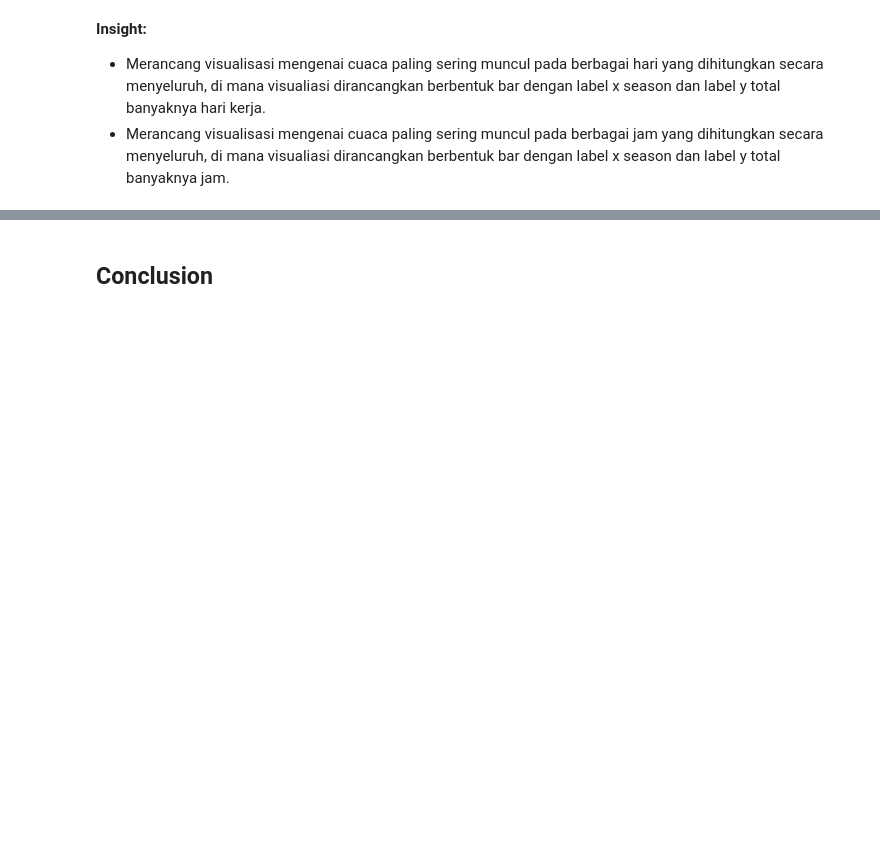
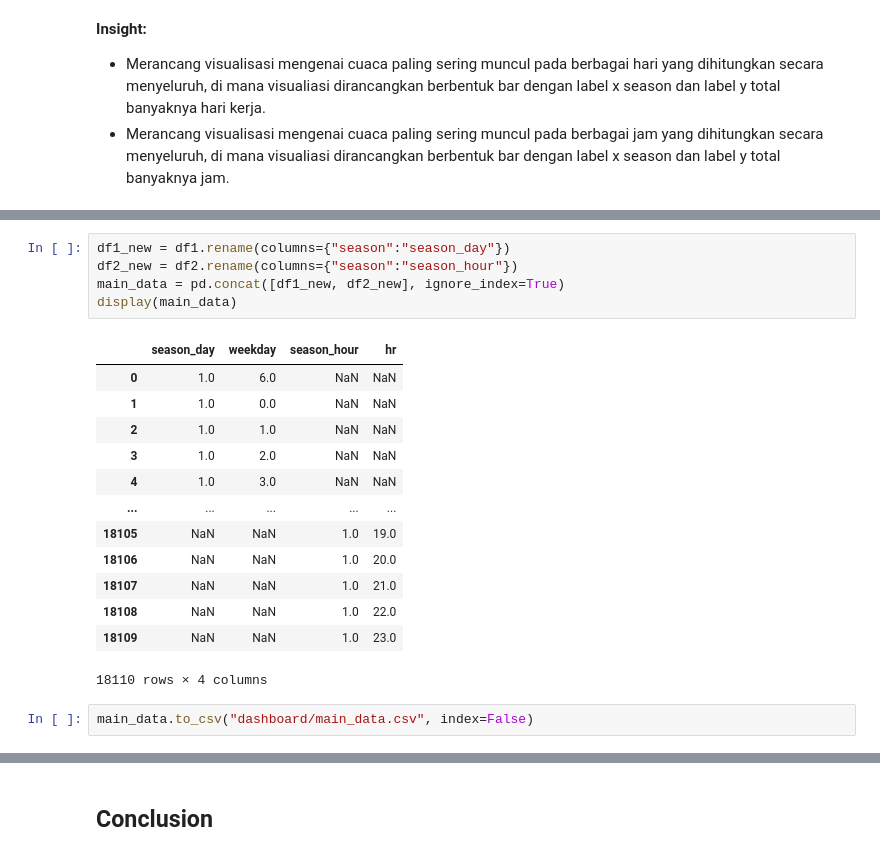
Before and after one commit to ValentioStanley/Data-Analysis-with-Python, a Jupyter notebook: notebook.ipynb, the cells around one changed output, grey strips where cells are left out. Cells and saved outputs as stored; diff of their text form; blank space fills up the shorter version.

```diff
--- a/notebook.ipynb
+++ b/notebook.ipynb
@@ -452,0 +466,21 @@ df2.to_csv("df_hour.csv", index=False)
+# %%
+df1_new = df1.rename(columns={"season":"season_day"})
+df2_new = df2.rename(columns={"season":"season_hour"})
+main_data = pd.concat([df1_new, df2_new], ignore_index=True)
+display(main_data)
+# %% [output]
+|  | season_day | weekday | season_hour | hr |
+| 0 | 1.0 | 6.0 | NaN | NaN |
+| 1 | 1.0 | 0.0 | NaN | NaN |
+| 2 | 1.0 | 1.0 | NaN | NaN |
+| 3 | 1.0 | 2.0 | NaN | NaN |
+| 4 | 1.0 | 3.0 | NaN | NaN |
+| ... | ... | ... | ... | ... |
+| 18105 | NaN | NaN | 1.0 | 19.0 |
+| 18106 | NaN | NaN | 1.0 | 20.0 |
+| 18107 | NaN | NaN | 1.0 | 21.0 |
+| 18108 | NaN | NaN | 1.0 | 22.0 |
+| 18109 | NaN | NaN | 1.0 | 23.0 |
+18110 rows × 4 columns
+# %%
+main_data.to_csv("dashboard/main_data.csv", index=False)
```
Also changed, not shown: parts of 5 cells of this notebook, 3 other files.
